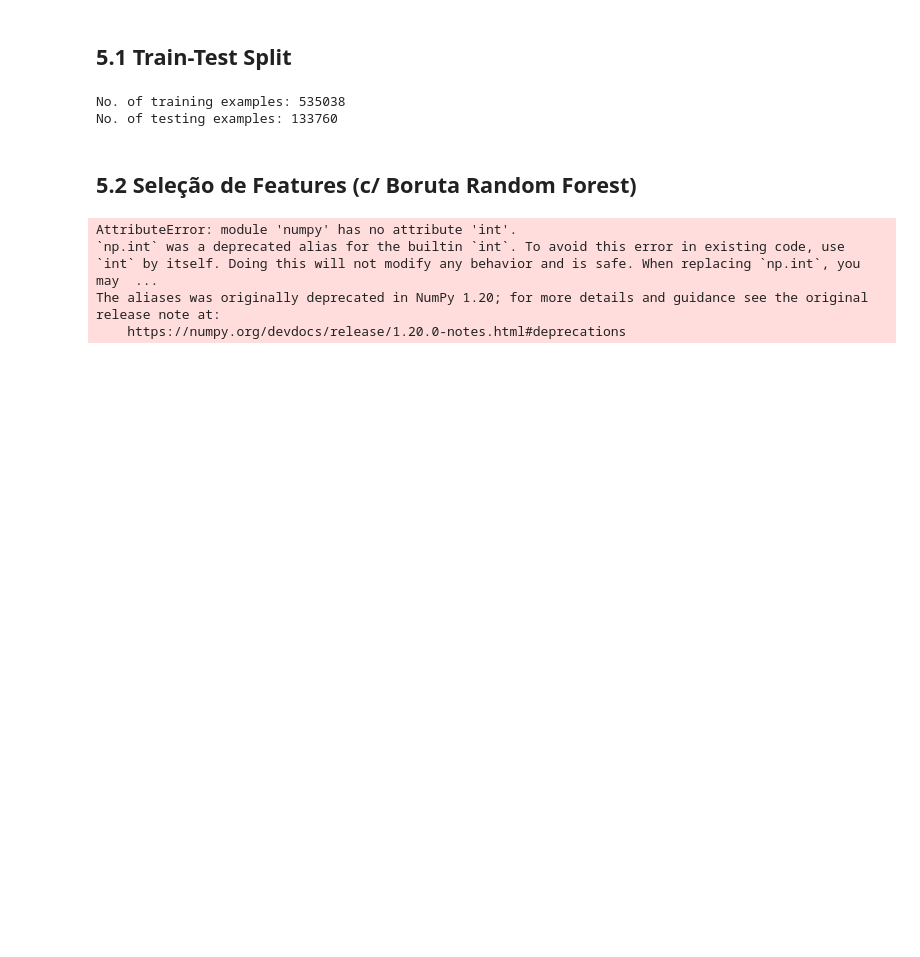
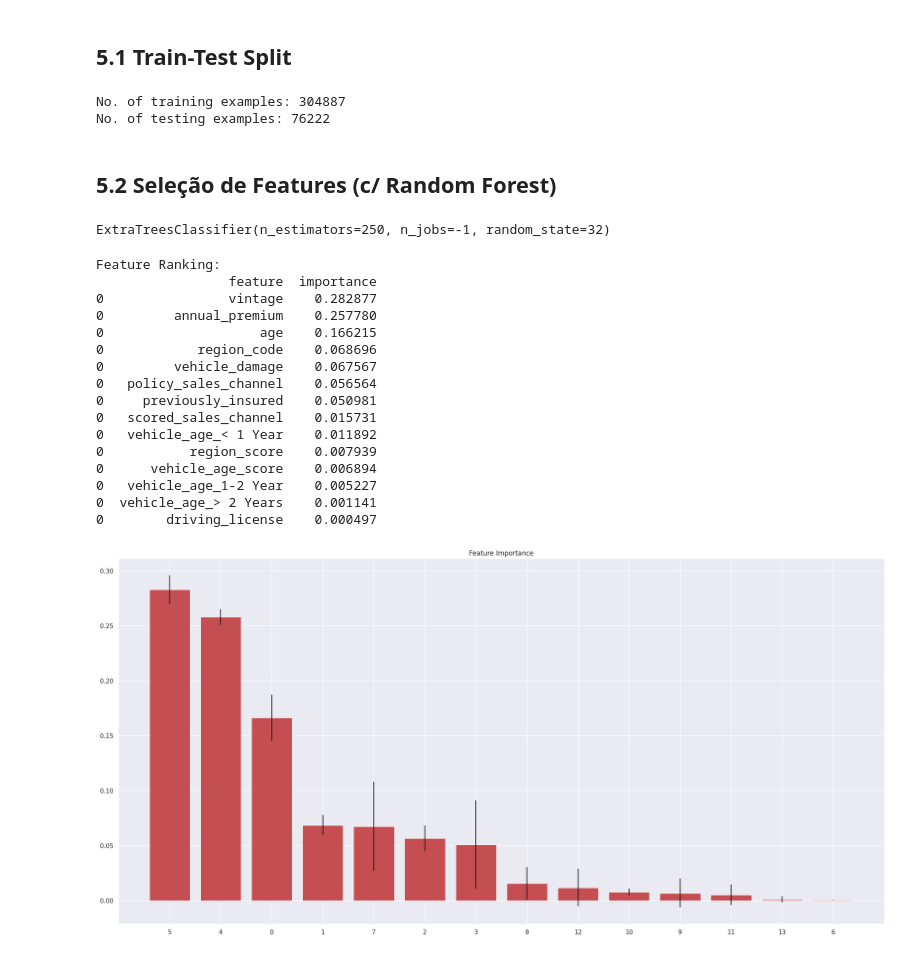
Before and after one commit to AndreMenezesDS/PA004_health_insurance, a Jupyter notebook: PA004_notebook.ipynb, the cells around one changed output. Drawn from its saved outputs; the diff is of its cells as text; code cells hidden in the pictures; blank space fills up the shorter version.

Commit message:
Finished 5.0: Feature Selection with Extra Trees(Random Forest)

```diff
--- a/PA004_notebook.ipynb
+++ b/PA004_notebook.ipynb
@@ -610,42 +600,60 @@ df5 = df4.copy()
 # %% [markdown]
 ## 5.1 Train-Test Split
 # %%
-training_data, testing_data = train_test_split(df5, test_size=0.2, random_state=32)
+training_data, testing_data = X_train, X_validation
 
 print(f"No. of training examples: {training_data.shape[0]}")
 print(f"No. of testing examples: {testing_data.shape[0]}")
 # %% [output]
-No. of training examples: 535038
-No. of testing examples: 133760
+No. of training examples: 304887
+No. of testing examples: 76222
 # %% [markdown]
-## 5.2 Seleção de Features (c/ Boruta Random Forest)
+## 5.2 Seleção de Features (c/ Random Forest)
-# %%
-x_train = training_data[['id', 'age', 'region_code', 'policy_sales_channel',
-       'previously_insured', 'driving_license', 'vehicle_damage',
-       'scored_sales_channel', 'vehicle_age_score', 'region_score',]]
-y_train = training_data['response']
-
-x_test = testing_data[['id', 'age', 'region_code', 'policy_sales_channel',
-       'previously_insured', 'driving_license', 'vehicle_damage',
-       'scored_sales_channel', 'vehicle_age_score', 'region_score',]]
-y_test = testing_data['response']
 # %%
-y_train_n = y_train.values.ravel()
+X_train_n = df5.drop(['id', 'response'], axis=1)
+y_train_n = y_train.values
 
 #Define Random Forest Regressor
-rf = RandomForestRegressor(n_jobs=-1)
-
-boruta = BorutaPy(rf, n_estimators='auto', verbose=2, random_state=32).fit(x_train, y_train)
+rf = ExtraTreesClassifier(n_estimators=250, random_state=32, n_jobs=-1)
+rf.fit(X_train_n, y_train_n)
 # %% [output]
-AttributeError: module 'numpy' has no attribute 'int'.
-`np.int` was a deprecated alias for the builtin `int`. To avoid this error in existing code, use `int` by itself. Doing this will not modify any behavior and is safe. When replacing `np.int`, you may  ...
-The aliases was originally deprecated in NumPy 1.20; for more details and guidance see the original release note at:
-    https://numpy.org/devdocs/release/1.20.0-notes.html#deprecations
+ExtraTreesClassifier(n_estimators=250, n_jobs=-1, random_state=32)
 # %%
-cols_selected = boruta.support_tolist()
+importances = rf.feature_importances_
+std = np.std([tree.feature_importances_ for tree in rf.estimators_], axis=0)
+indices = np.argsort(importances)[::-1]
 
-#Best Features -> Retornando as variáveis sob a forma de DataFrame
-training_fs = training_data
-cols_selected_boruta = training_fs.iloc[:, cols_selected].columns.to_list()
+#Print the feature ranking
+print('Feature Ranking:')
+df = pd.DataFrame()
+for i, j in zip(X_train_n, rf.feature_importances_):
+    aux_imp = pd.DataFrame({'feature': i, 'importance': j}, index=[0])
+    df = pd.concat([df, aux_imp], axis=0)
 
-cols_not_selected_boruta = list(np.setdiff1d(training_fs.columns, cols_selected_boruta))
+print(df.sort_values('importance', ascending=False))
+
+#Plot the impurity based feature importance target
+plt.figure()
+plt.title('Feature Importance')
+plt.bar(range(X_train_n.shape[1]), importances[indices], color='r', yerr=std[indices], align='center')
+plt.xticks( range(X_train_n.shape[1]), indices)
+plt.xlim([-1, X_train_n.shape[1]])
+plt.show()
+# %% [output]
+Feature Ranking:
+                 feature  importance
+0                vintage    0.282877
+0         annual_premium    0.257780
+0                    age    0.166215
+0            region_code    0.068696
+0         vehicle_damage    0.067567
+0   policy_sales_channel    0.056564
+0     previously_insured    0.050981
+0   scored_sales_channel    0.015731
+0   vehicle_age_< 1 Year    0.011892
+0           region_score    0.007939
+0      vehicle_age_score    0.006894
+0   vehicle_age_1-2 Year    0.005227
+0  vehicle_age_> 2 Years    0.001141
+0        driving_license    0.000497
+[figure, added]
```
Also changed, not shown: parts of 5 cells of this notebook.
